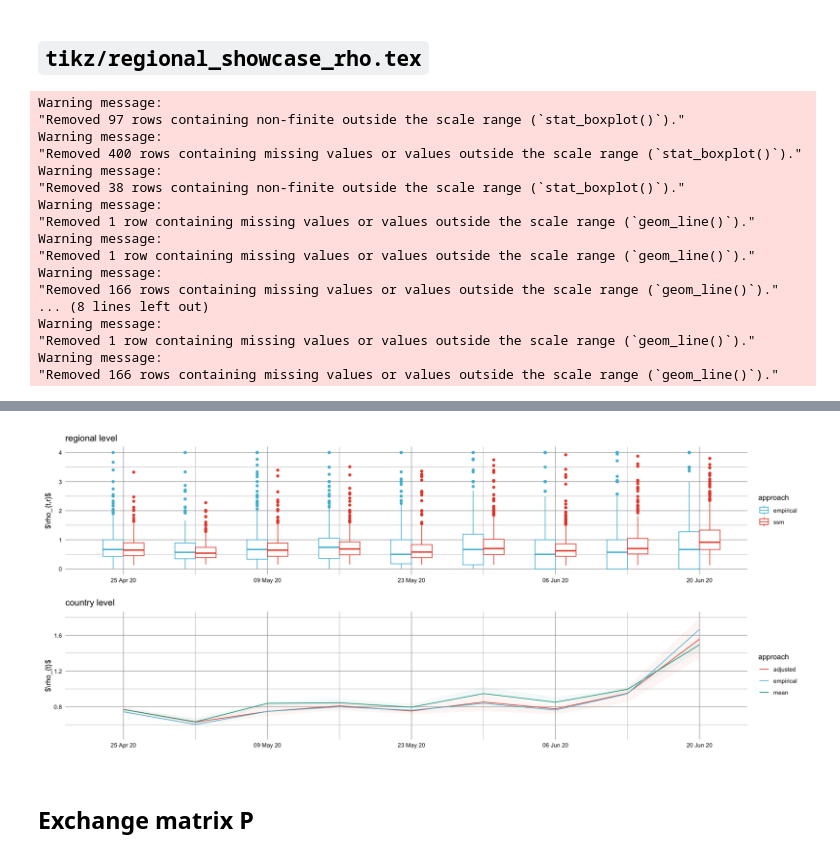
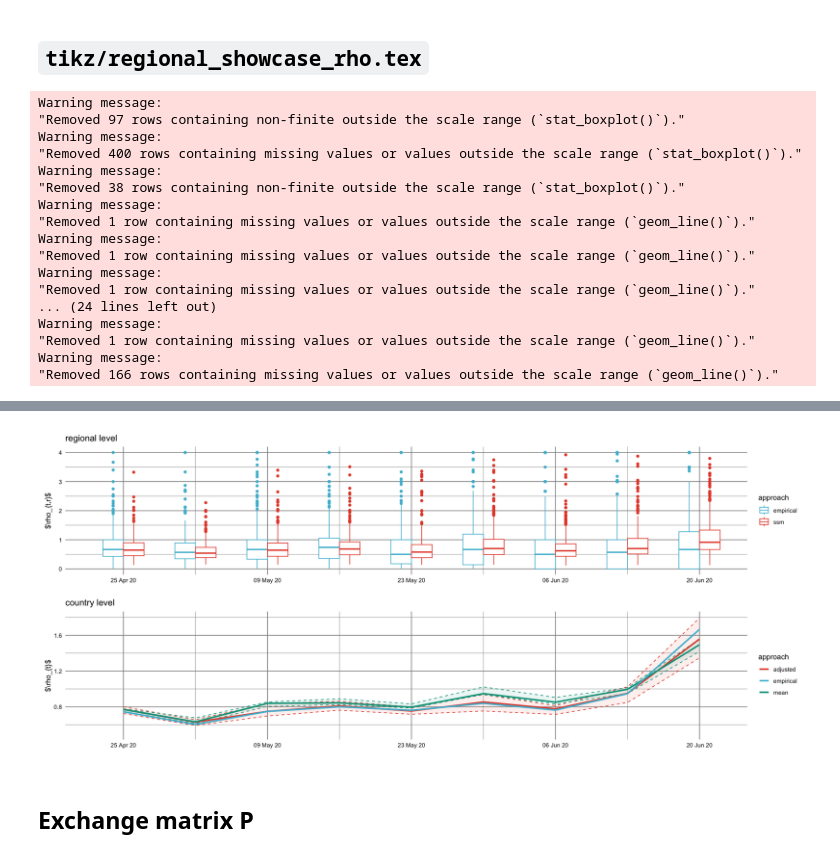
Before and after one commit to stefanheyder/dissertation, a Jupyter notebook: nbs/4 Models/4.2 Regional growth factor model/30_figures.ipynb, the cells around one changed output, grey strips where cells are left out. Cells and saved outputs as stored; diff of their text form; code cells hidden in the pictures.

```diff
--- a/nbs/4 Models/4.2 Regional growth factor model/30_figures.ipynb
+++ b/nbs/4 Models/4.2 Regional growth factor model/30_figures.ipynb
@@ -327,16 +327,22 @@ p_county <- showcase_results %>%
 
 p_country <- showcase_results %>%
     ggplot(aes(date)) +
-    geom_line(aes(y=`50.0 %`, color="adjusted"), data = rho_adjusted) +
-    geom_ribbon(aes(ymin=`2.5 %`, ymax=`97.5 %`, fill="adjusted"), alpha = .05, data = rho_adjusted) +
+    geom_line(aes(y=`2.5 %`, color="adjusted"), data = rho_adjusted, linewidth= 0.5, linetype = "dashed") +
+    geom_line(aes(y=`97.5 %`, color="adjusted"), data = rho_adjusted, linewidth= 0.5, linetype = "dashed") +
+    geom_ribbon(aes(ymin=`2.5 %`, ymax=`97.5 %`, fill="adjusted"), alpha = .08, data = rho_adjusted) +
+    geom_line(aes(y=`2.5 %`, color="mean"), data = showcase_results %>% filter(variable == "mean_rho"), linewidth= 0.5, linetype = "dashed") +
+    geom_line(aes(y=`97.5 %`, color="mean"), data = showcase_results %>% filter(variable == "mean_rho"), linewidth= 0.5, linetype = "dashed") +
+    geom_line(aes(y=`50.0 %`, color="adjusted"), data = rho_adjusted, linewidth= 1.1) +
     geom_line(
         aes(y=`50.0 %`, color="mean"),
-        data = showcase_results %>% filter(variable == "mean_rho")
+        data = showcase_results %>% filter(variable == "mean_rho"),
+        linewidth= 1.1
     ) +
-    geom_ribbon(aes(ymin=`2.5 %`, ymax=`97.5 %`, fill="mean"), alpha = .05, data = showcase_results %>% filter(variable == "mean_rho")) +
+    geom_ribbon(aes(ymin=`2.5 %`, ymax=`97.5 %`, fill="mean"), alpha = .08, data = showcase_results %>% filter(variable == "mean_rho")) +
     geom_line(
         data = full_truth %>% mutate(rho = cases / lag(cases)),
-        aes(date, rho, color="empirical")
+        aes(date, rho, color="empirical"),
+        linewidth= 1.1
     )+
     scale_x_date(
         breaks = function(x) seq(ceiling_date(x[1], "week", week_start = 6), floor_date(x[2], "week", week_start = 6), by = "2 week"),
@@ -353,7 +359,7 @@ p_country <- showcase_results %>%
 
 p_county / p_country
 
-ggsave_tikz(here("tikz/regional_showcase_rho.tex"), width=16/1.5, height=12/1.5)
+ggsave_tikz(here("tikz/regional_showcase_rho.tex"), width=16/1.8, height=12/1.8)
 # %% [output]
 Warning message:
 "Removed 97 rows containing non-finite outside the scale range (`stat_boxplot()`)."
@@ -366,8 +372,8 @@ Warning message:
 Warning message:
 "Removed 1 row containing missing values or values outside the scale range (`geom_line()`)."
 Warning message:
-"Removed 166 rows containing missing values or values outside the scale range (`geom_line()`)."
-... (8 lines left out)
+"Removed 1 row containing missing values or values outside the scale range (`geom_line()`)."
+... (24 lines left out)
 Warning message:
 "Removed 1 row containing missing values or values outside the scale range (`geom_line()`)."
 Warning message:
@@ -377,4 +383,4 @@ agg_record_2082039782
-[figure, old version]
+[figure, new version]
 # %% [markdown]
 ## Exchange matrix P
 # %%
```
Also changed, not shown: parts of 6 cells of this notebook, 44 other files.
